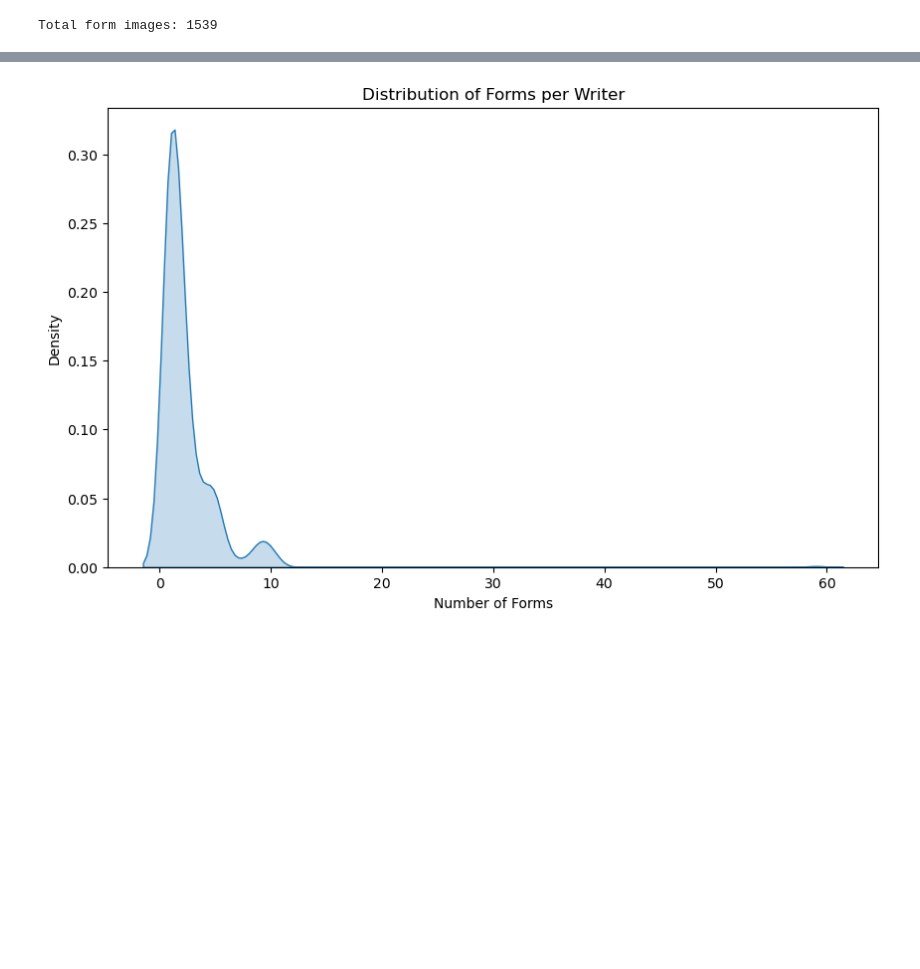
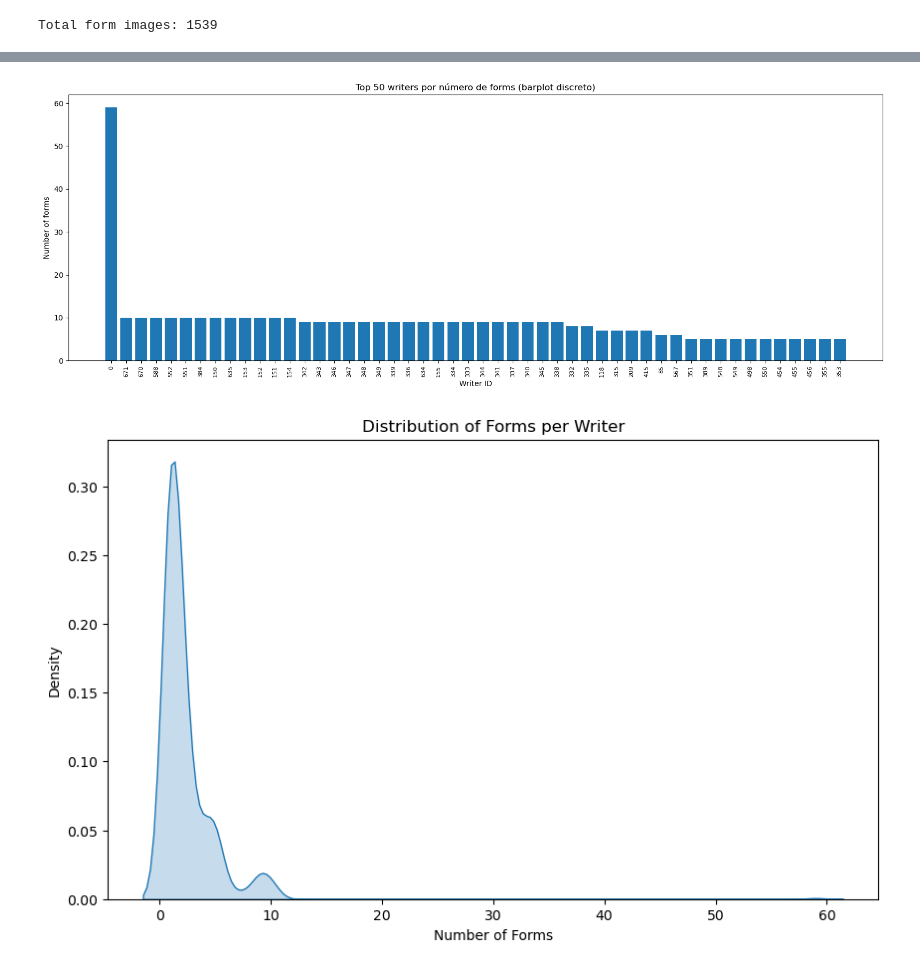
Before and after one commit to lauranagamine1/ml-p3-character-recognition, a Jupyter notebook: eda_iam.ipynb, the cells around one changed output, grey strips where cells are left out. Saved outputs shown, nothing was run; the diff lists cells and outputs as text; code cells hidden in the pictures; blank space fills up the shorter version.

Commit message:
Added top 50 wrtiers graph and box plot distribution visualization to IAM EDA notebook.

```diff
--- a/eda_iam.ipynb
+++ b/eda_iam.ipynb
@@ -72,3 +88,18 @@ Sample writer directories:
+# %%
+df_writers = pd.DataFrame(list(forms_per_writer.items()), columns=['writer_id', 'count'])
+df_writers['writer_id'] = df_writers['writer_id'].astype(str)
+top50 = df_writers.sort_values('count', ascending=False).head(50).reset_index(drop=True)
+
+plt.figure(figsize=(16, 6))
+plt.bar(top50['writer_id'], top50['count'], color='tab:blue')
+plt.xticks(rotation=90, fontsize=8)
+plt.xlabel('Writer ID')
+plt.ylabel('Number of forms')
+plt.title('Top 50 writers por número de forms (barplot discreto)')
+plt.tight_layout()
+plt.show()
+# %% [output]
+[figure, added]
 # %%
 plt.figure(figsize=(10, 6))
 sns.kdeplot(forms_count, fill=True)
```
Also changed, not shown: parts of 3 cells of this notebook.
